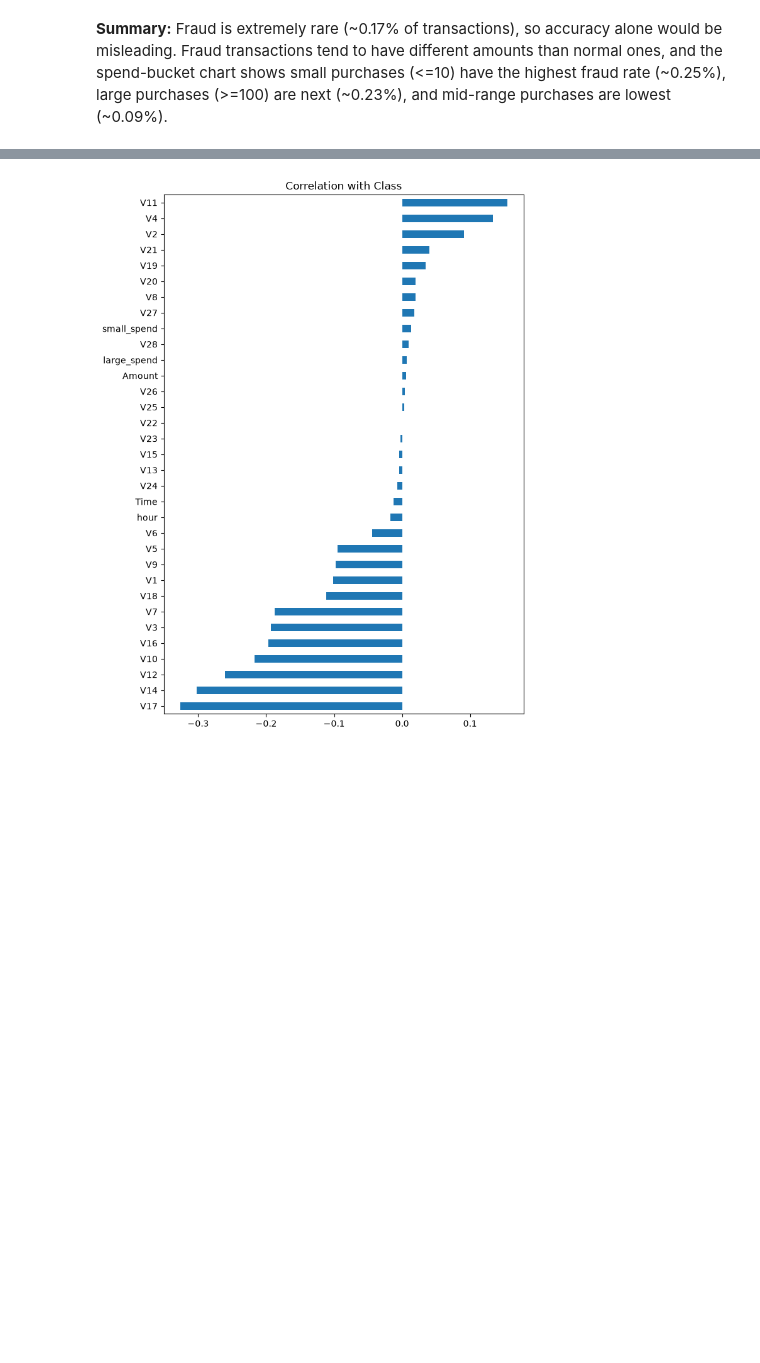
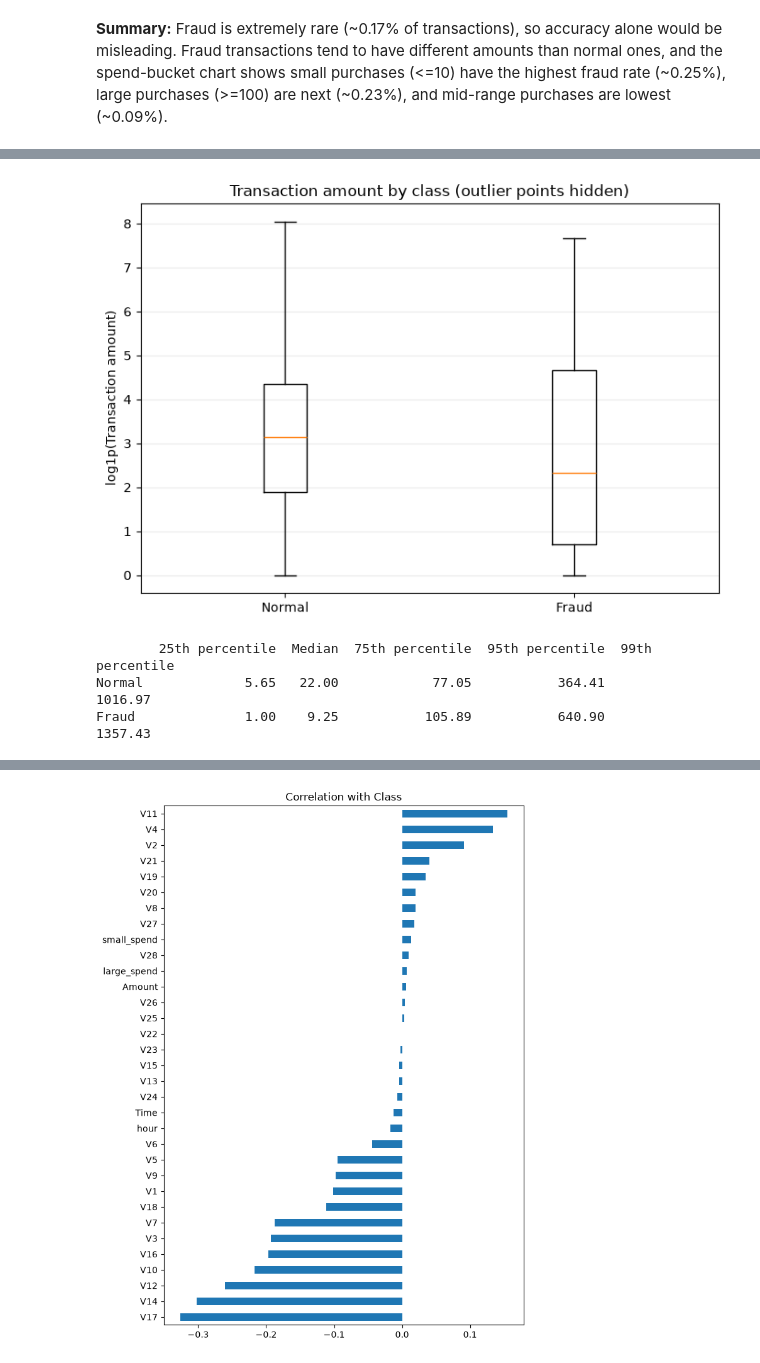
Before and after one commit to bjdawson23/Credit-Card-Fraud-and-Overdraft-Detection, a Jupyter notebook: notebooks/01_download_data.ipynb, the cells around one changed output, grey strips where cells are left out. Drawn from its saved outputs; the diff is of its cells as text; code cells hidden in the pictures; blank space fills up the shorter version.

Commit message:
Added graphs with summaries

```diff
--- a/notebooks/01_download_data.ipynb
+++ b/notebooks/01_download_data.ipynb
@@ -78,0 +83,18 @@ Mann-Whitney U on Amount: p-value = 8.58e-06
+# %%
+amount_groups = [np.log1p(df.loc[df["Class"] == label, "Amount"]) for label in (0, 1)]
+fig, ax = plt.subplots(figsize=(7, 5))
+ax.boxplot(amount_groups, tick_labels=["Normal", "Fraud"], showfliers=False)
+ax.set(ylabel="log1p(Transaction amount)", title="Transaction amount by class (outlier points hidden)")
+ax.grid(axis="y", alpha=0.25)
+plt.tight_layout()
+plt.savefig(OUTPUT_DIR / "amount_boxplot_by_class.png", dpi=150, bbox_inches="tight")
+plt.show()
+amount_quantiles = df.groupby("Class")["Amount"].quantile([0.25, 0.50, 0.75, 0.95, 0.99]).unstack()
+amount_quantiles.index = ["Normal", "Fraud"]
+amount_quantiles.columns = ["25th percentile", "Median", "75th percentile", "95th percentile", "99th percentile"]
+print(amount_quantiles.round(2).to_string())
+# %% [output]
+[figure, added]
+        25th percentile  Median  75th percentile  95th percentile  99th percentile
+Normal             5.65   22.00            77.05           364.41          1016.97
+Fraud              1.00    9.25           105.89           640.90          1357.43
```
Also changed, not shown: parts of 11 cells of this notebook, 5 other files.
